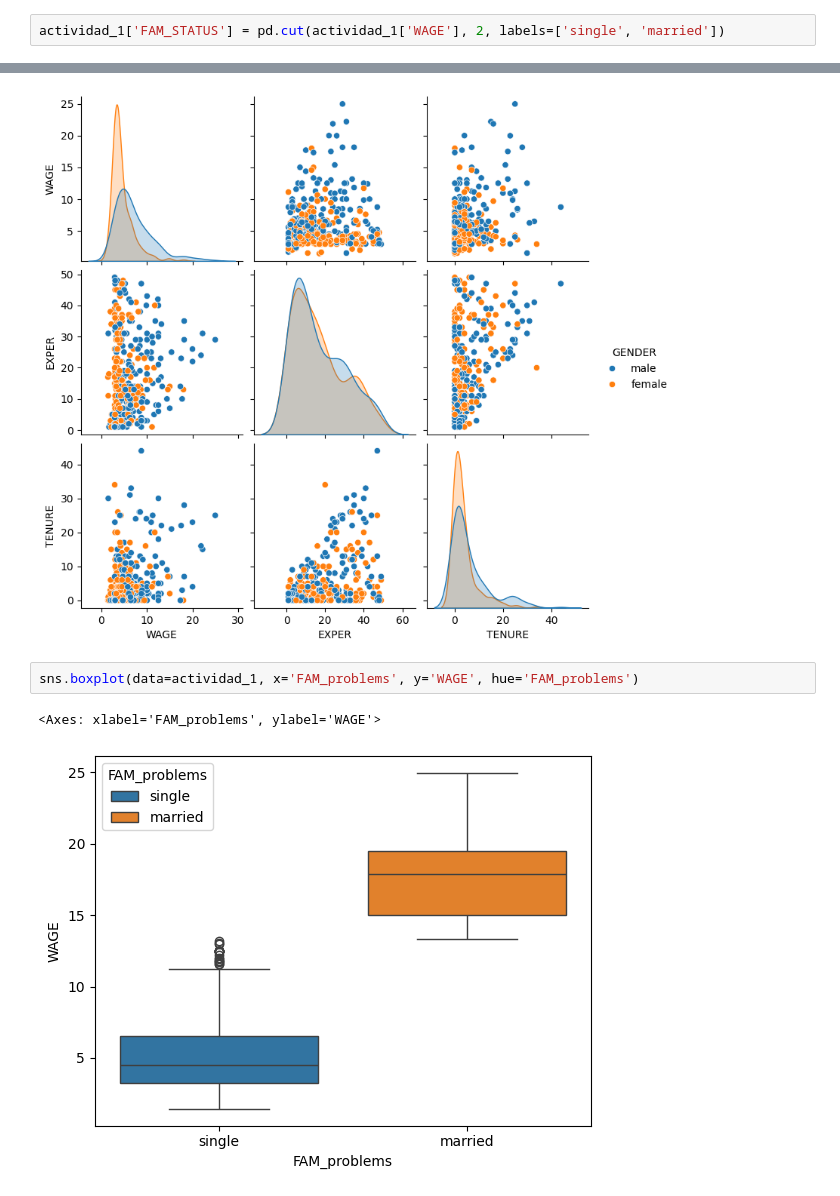
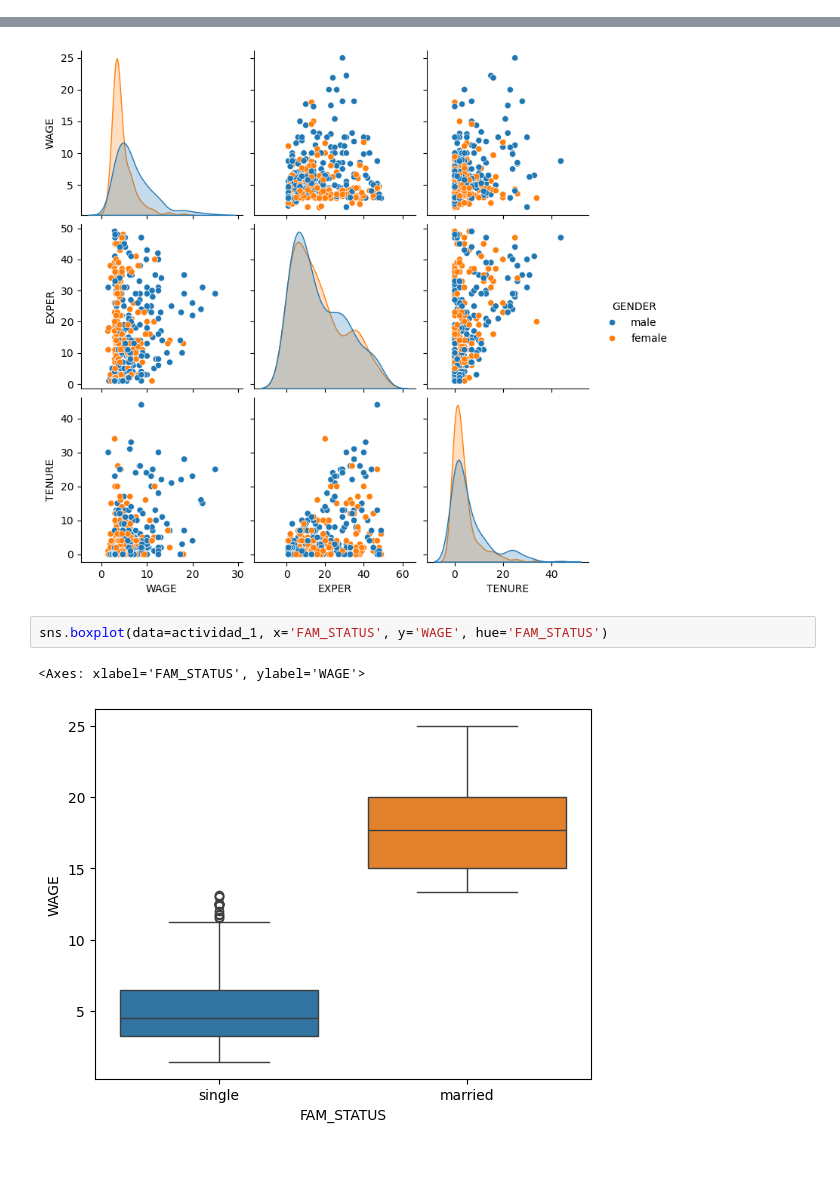
Before and after one commit to v1sstar/machine_learning_project, a Jupyter notebook: Taller_actividad_1.ipynb, the cells around one changed output, grey strips where cells are left out. Saved outputs shown, nothing was run; the diff lists cells and outputs as text; blank space fills up the shorter version.

```diff
--- a/Taller_actividad_1.ipynb
+++ b/Taller_actividad_1.ipynb
@@ -214,2 +206,0 @@ Barras agrupadas
-# %%
-actividad_1['FAM_STATUS'] = pd.cut(actividad_1['WAGE'], 2, labels=['single', 'married'])
@@ -308,7 +293,7 @@ See the caveats in the documentation: https://pandas.pydata.org/pandas-docs/stab
 <seaborn.axisgrid.PairGrid at 0x...>
 [figure]
 # %%
-sns.boxplot(data=actividad_1, x='FAM_problems', y='WAGE', hue='FAM_problems')
+sns.boxplot(data=actividad_1, x='FAM_STATUS', y='WAGE', hue='FAM_STATUS')
 # %% [output]
-<Axes: xlabel='FAM_problems', ylabel='WAGE'>
+<Axes: xlabel='FAM_STATUS', ylabel='WAGE'>
-[figure, old version]
+[figure, new version]
```
Also changed, not shown: parts of 8 cells of this notebook.
